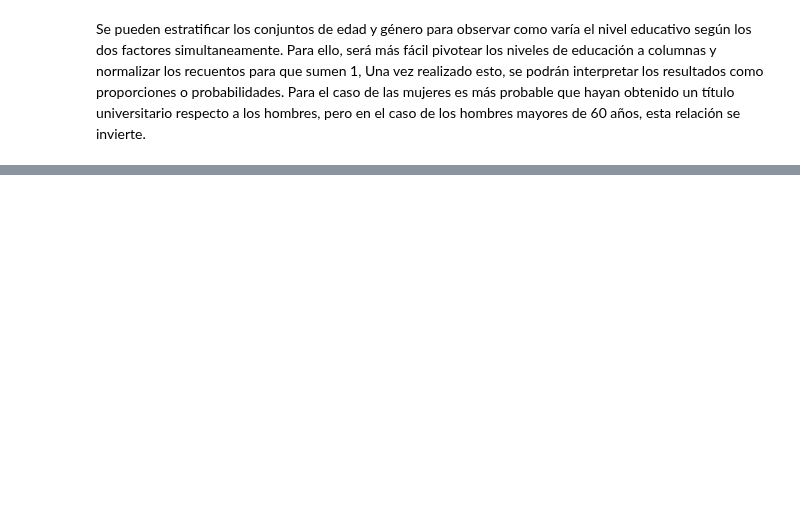
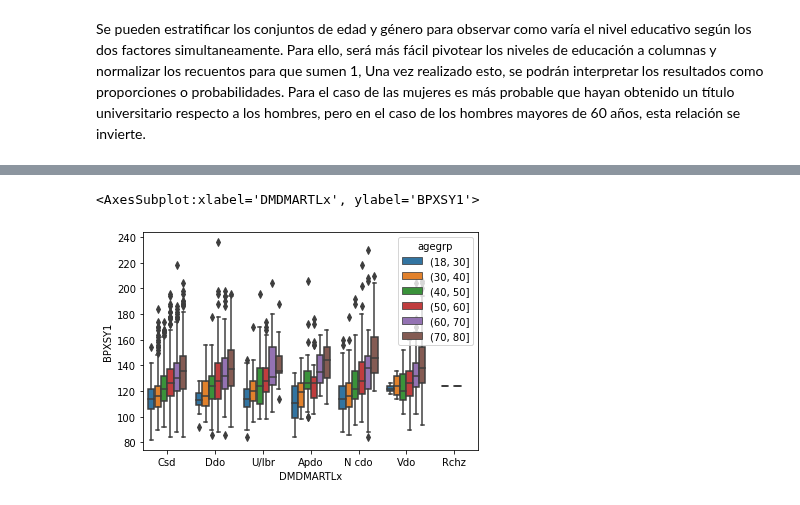
Before and after one commit to onavarrete04/Introduccion-Ciencia-Datos, a Jupyter notebook: Caso Univariable NHANES.ipynb, the cells around one changed output, grey strips where cells are left out. Cells and saved outputs as stored; diff of their text form; code cells hidden in the pictures; blank space fills up the shorter version.

```diff
--- a/Caso Univariable NHANES.ipynb
+++ b/Caso Univariable NHANES.ipynb
@@ -358,0 +500,6 @@ agegrp   RIAGENDRx
+# %%
+
+sns.boxplot(x="DMDMARTLx", y = "BPXSY1",hue="agegrp",data=data)
+# %% [output]
+<AxesSubplot:xlabel='DMDMARTLx', ylabel='BPXSY1'>
+[figure, added]
```
Also changed, not shown: parts of 26 cells of this notebook.
